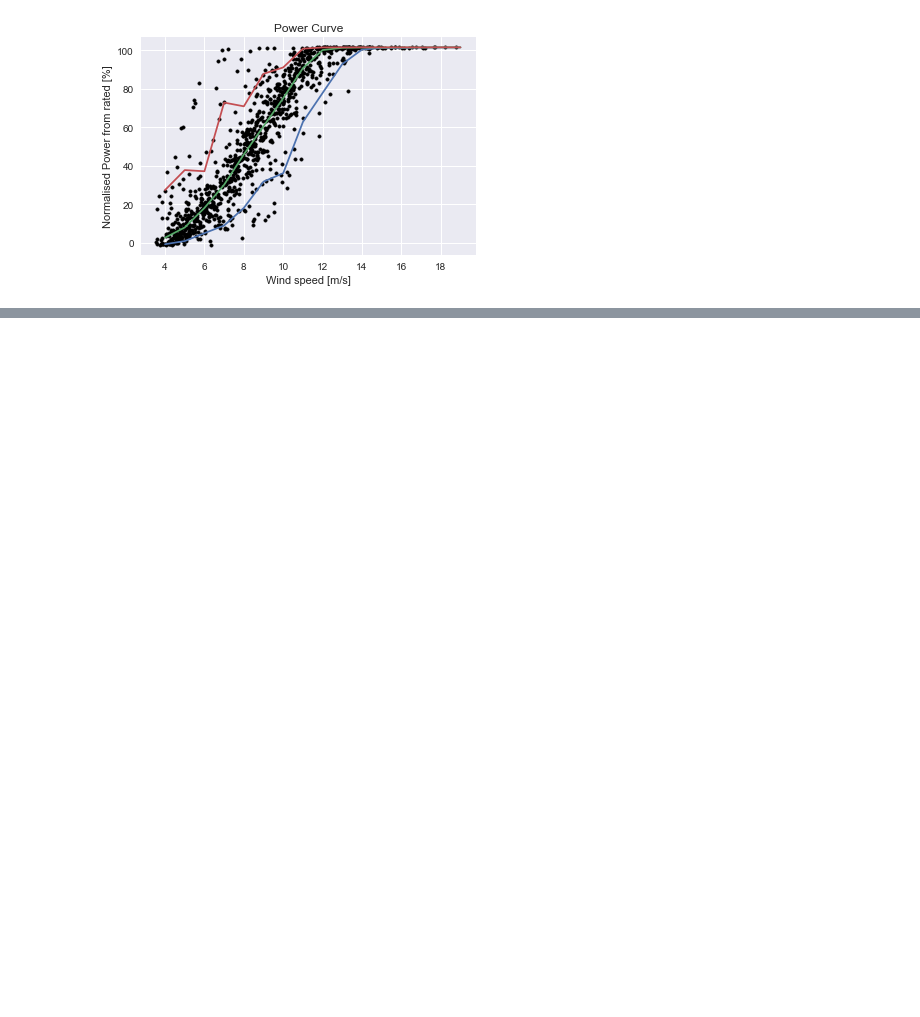
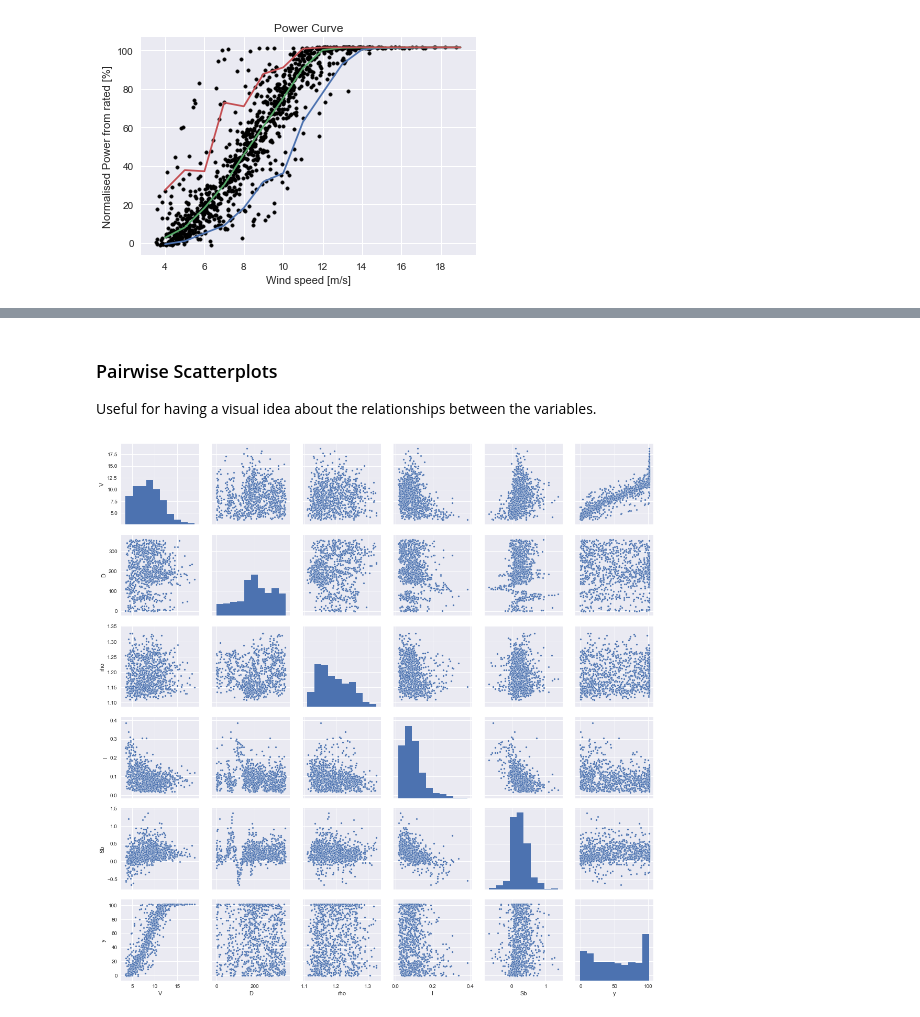
Before and after one commit to emerrf/PCEDL, a Jupyter notebook: report.ipynb, the cells around one changed output, grey strips where cells are left out. Saved outputs shown, nothing was run; the diff lists cells and outputs as text; code cells hidden in the pictures; blank space fills up the shorter version.

```diff
--- a/report.ipynb
+++ b/report.ipynb
@@ -174,0 +171,7 @@ We propose an additive multivariate kernel method that can include the aforement
+# %% [markdown]
+### Pairwise Scatterplots
+Useful for having a visual idea about the relationships between the variables.
+# %%
+g = sns.pairplot(wt_data, markers='.')
+# %% [output]
+[figure, added]
```
Also changed, not shown: parts of 30 cells of this notebook, 3 other files.
